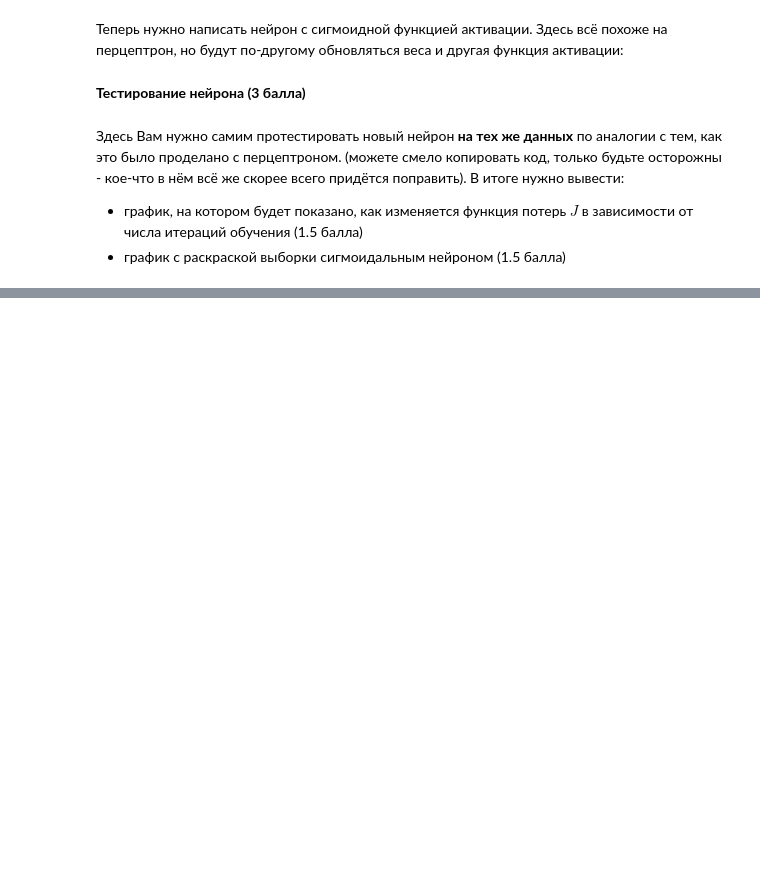
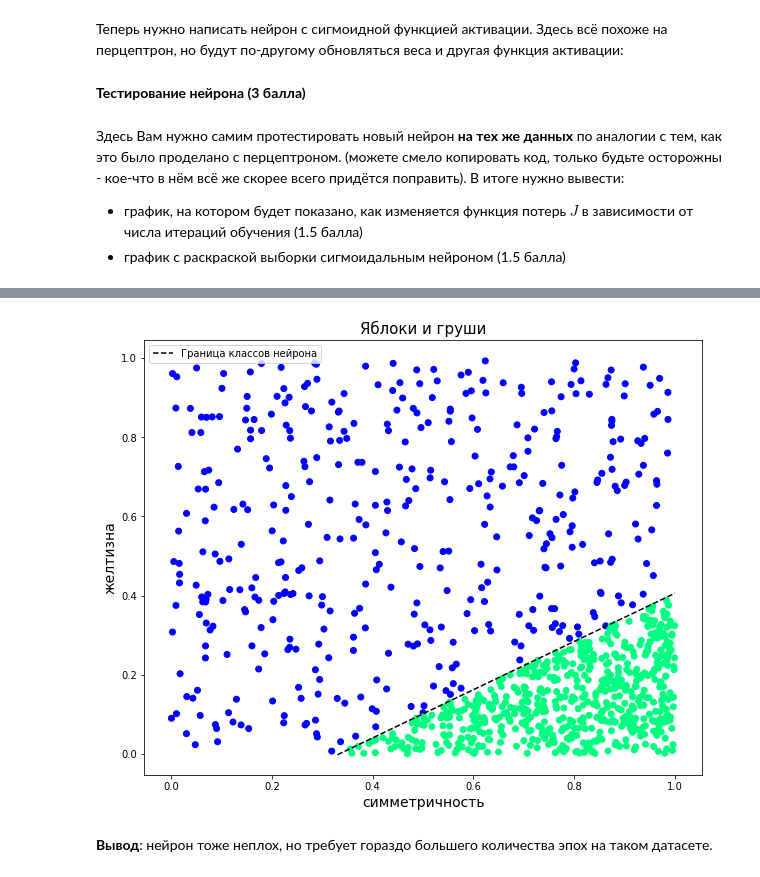
Before and after one commit to bazitur/dlschl-homeworks, a Jupyter notebook: homeworks/hw04/[hw4]perceptron&neuron.ipynb, the cells around one changed output, grey strips where cells are left out. Cells and saved outputs as stored; diff of their text form; code cells hidden in the pictures; blank space fills up the shorter version.

```diff
--- a/homeworks/hw04/[hw4]perceptron&neuron.ipynb
+++ b/homeworks/hw04/[hw4]perceptron&neuron.ipynb
@@ -362,0 +381,15 @@ X_test = X[700:]
+# %%
+plt.figure(figsize=(10, 8));
+xt = np.linspace(0.33, 1, 100)
+yt = (xt * -perceptron.w[0] - perceptron.b)/ perceptron.w[1]
+plt.plot(xt, yt, "k--", label="Граница классов нейрона")
+plt.scatter(data.iloc[:, 0], data.iloc[:, 1], c=perceptron.forward_many(X), cmap='winter', label="")
+plt.title('Яблоки и груши', fontsize=15)
+plt.xlabel('симметричность', fontsize=14)
+plt.ylabel('желтизна', fontsize=14)
+plt.legend()
+plt.show();
+# %% [output]
+[figure, added]
+# %% [markdown]
+**Вывод**: нейрон тоже неплох, но требует гораздо большего количества эпох на таком датасете.
```
Also changed, not shown: parts of 12 cells of this notebook.
